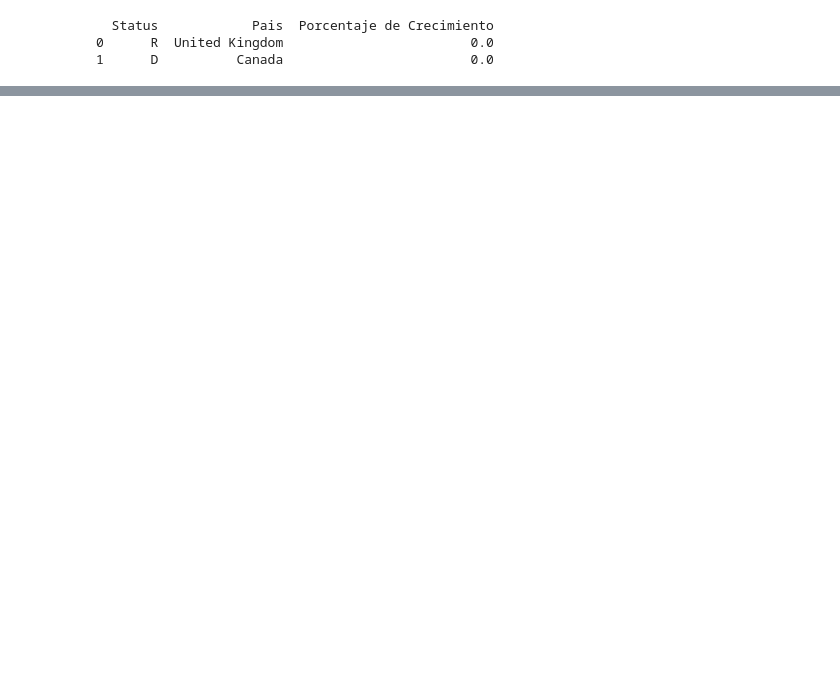
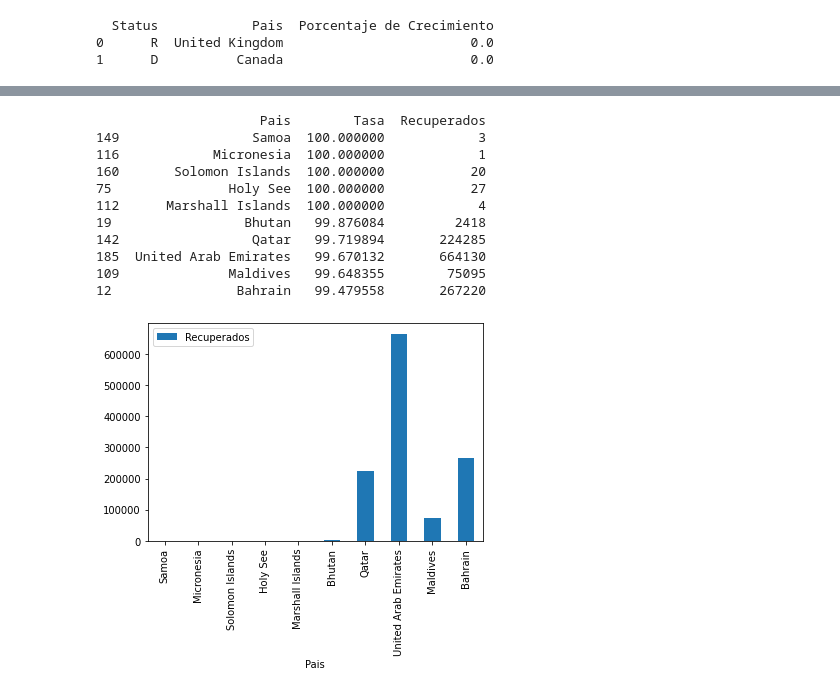
Before and after one commit to juanbaezl/Miind_tarea1, a Jupyter notebook: covid_global.ipynb, the cells around one changed output, grey strips where cells are left out. Cells and saved outputs as stored; diff of their text form; code cells hidden in the pictures; blank space fills up the shorter version.

```diff
--- a/covid_global.ipynb
+++ b/covid_global.ipynb
@@ -8,0 +15,12 @@ data = pd.read_csv(filename, header=0)
+# %%
+"""valor_max = data.max(axis=1, numeric_only=True)
+for i in data.index:
+    for j in data.columns:
+        if (data.loc[i,j]==0):
+            try:
+                secuencia = max(data.loc[i,'01/22/20':j])
+                tem = secuencia
+            except:
+                tem = 0
+            data.loc[i,j]=tem
+data.to_csv('covid_global_CORREGIDO.csv',index=False)"""
@@ -9,3 +31,6 @@ data = pd.read_csv(filename, header=0)
+# %%
+filename = 'covid_global_CORREGIDO.csv'
+data = pd.read_csv(filename, header=0)
 # %% [markdown]
 ### 2). Calcular y mostrar la cantidad de pacientes recuperados y muertos en cada continente.
 
@@ -180,0 +228,27 @@ for i in continente_recuperados.index:
+# %%
+data_recuperados = data[data['status']=='R'].loc[:,['Country','01/18/22']].groupby(['Country']).sum()
+data_muertos = data[data['status']=='D'].loc[:,['Country','01/18/22']].groupby(['Country']).sum()
+data_tasa = pd.DataFrame([],columns=['Pais','Tasa','Recuperados'])
+index = 0
+for i in data_recuperados.index:
+        valor_recuperados = data_recuperados.loc[i,'01/18/22']
+        valor_muertos = data_muertos.loc[i,'01/18/22']
+        operacion = (valor_recuperados / (valor_recuperados+valor_muertos))*100 if (valor_recuperados+valor_muertos != 0) else 0
+        data_tasa.loc[index]= [i,operacion,valor_recuperados]
+        index += 1
+data_tasa = data_tasa.sort_values(by=['Tasa'],ascending=False)
+print(data_tasa.head(10))
+barplot = data_tasa.head(10).plot.bar(x='Pais',y='Recuperados')
+# %% [output]
+                     Pais        Tasa  Recuperados
+149                 Samoa  100.000000            3
+116            Micronesia  100.000000            1
+160       Solomon Islands  100.000000           20
+75               Holy See  100.000000           27
+112      Marshall Islands  100.000000            4
+19                 Bhutan   99.876084         2418
+142                 Qatar   99.719894       224285
+185  United Arab Emirates   99.670132       664130
+109              Maldives   99.648355        75095
+12                Bahrain   99.479558       267220
+[figure, added]
```
Also changed, not shown: parts of 20 cells of this notebook, 1 other file.
